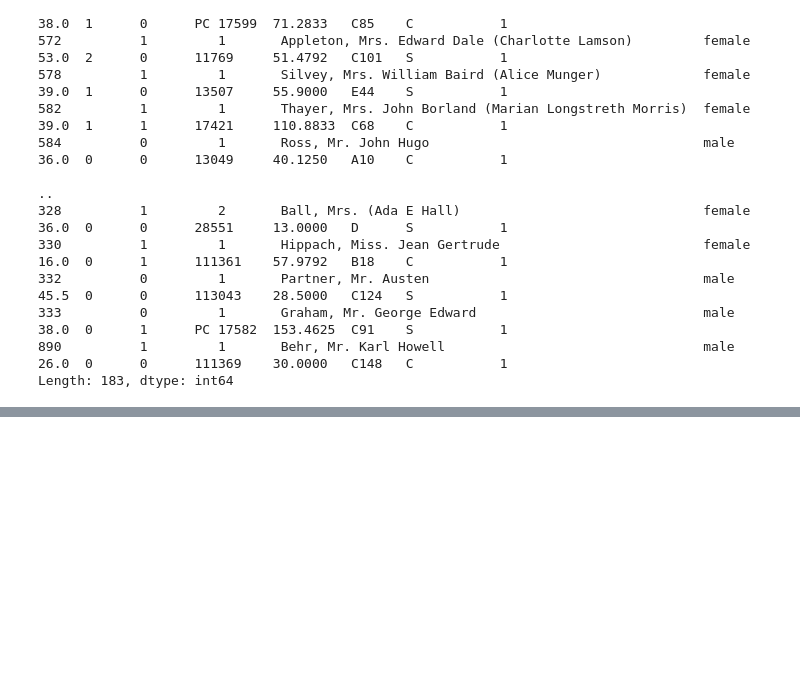
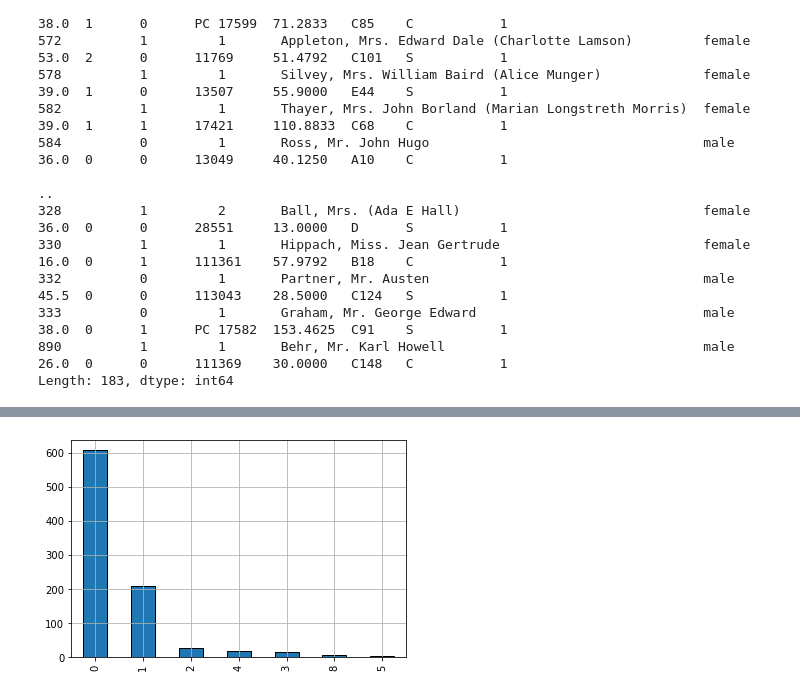
Before and after one commit to nikunjprajapati22/Scaler_Hackathon, a Jupyter notebook: Titanic_Scaler_Hackathon.ipynb, the cells around one changed output, grey strips where cells are left out. Cells and saved outputs as stored; diff of their text form; code cells hidden in the pictures; blank space fills up the shorter version.

```diff
--- a/Titanic_Scaler_Hackathon.ipynb
+++ b/Titanic_Scaler_Hackathon.ipynb
@@ -62,0 +132,5 @@ Length: 183, dtype: int64
+# %%
+df['SibSp'].value_counts().plot(kind='bar',edgecolor='black')
+plt.grid()
+# %% [output]
+[figure, added]
```
Also changed, not shown: parts of 10 cells of this notebook.
